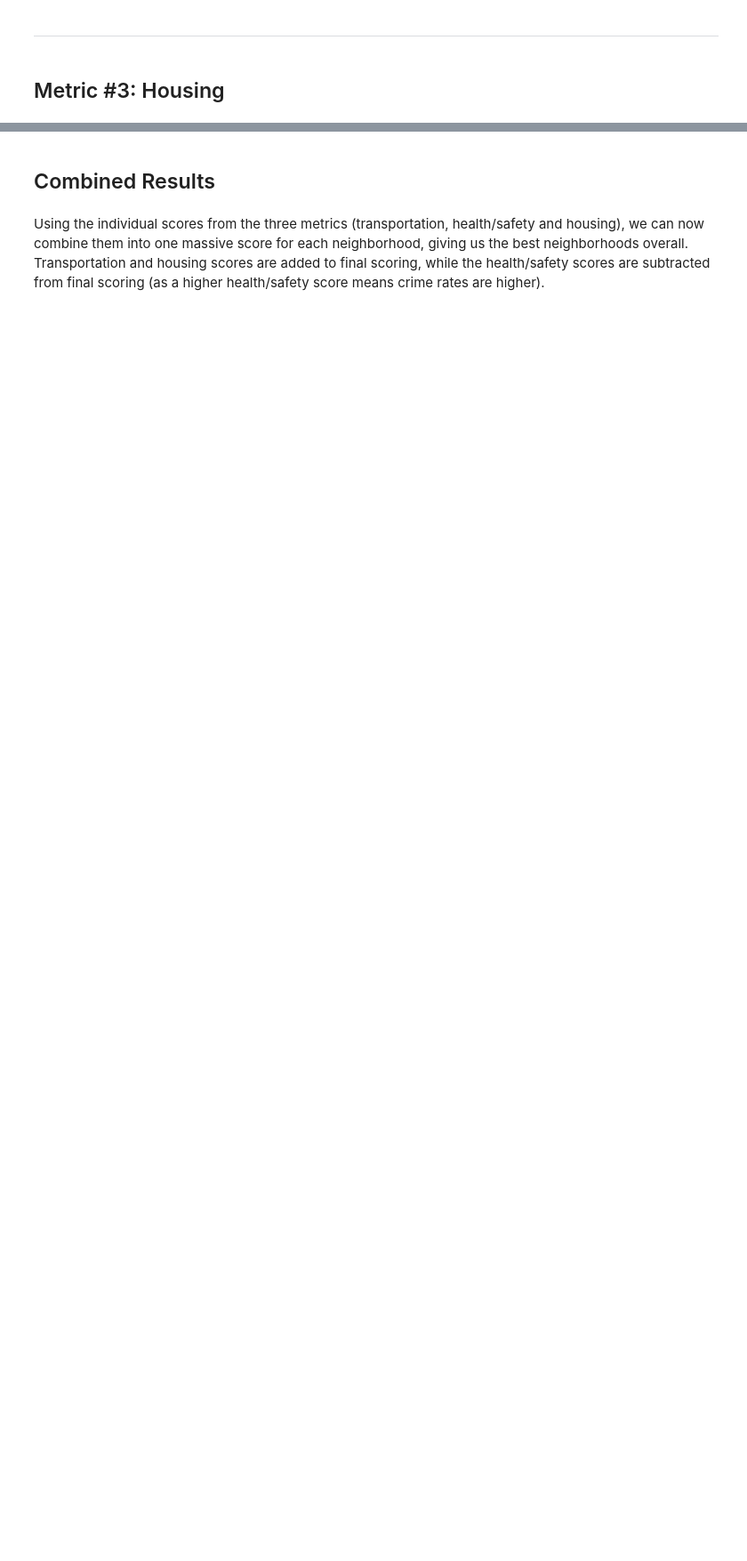
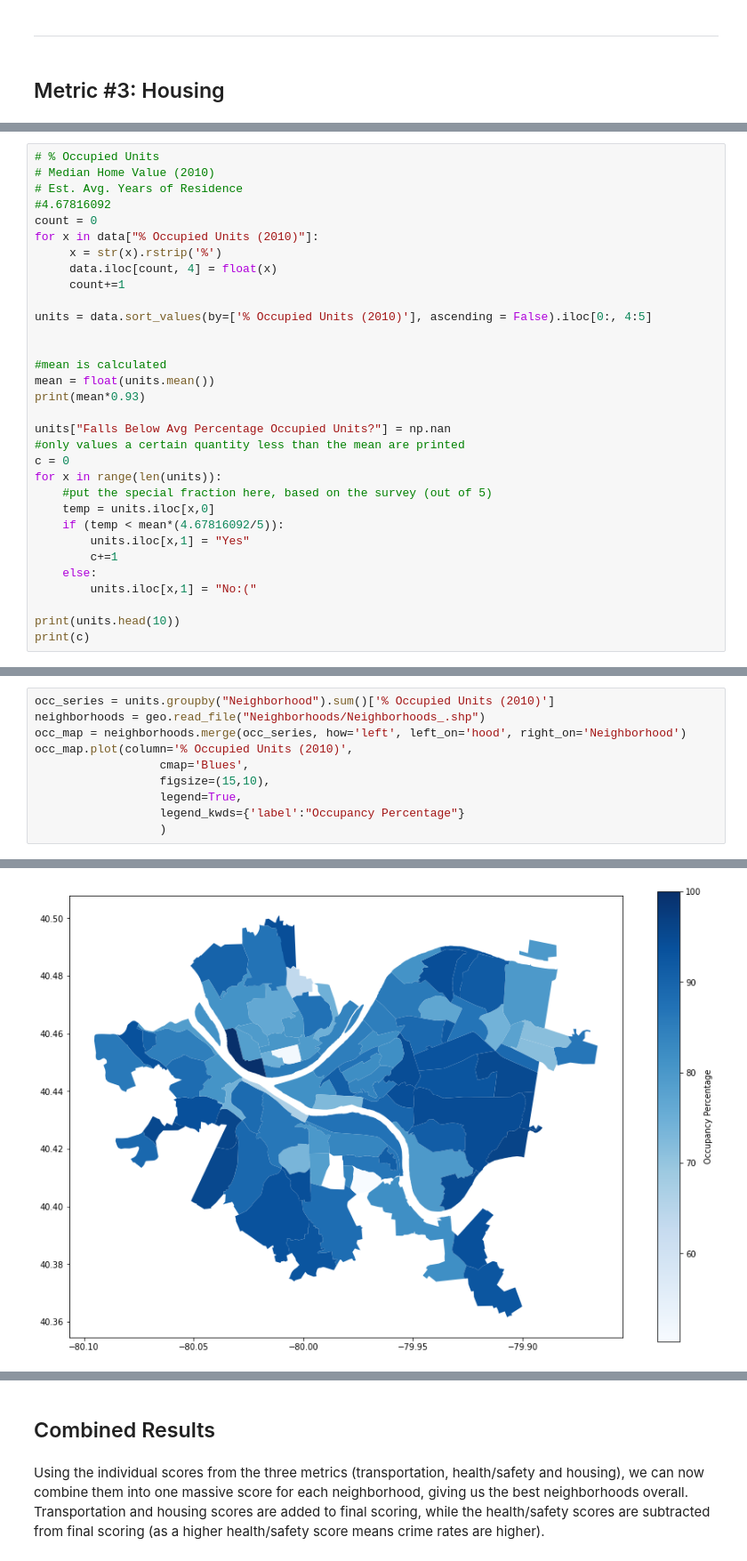
Before and after one commit to Nick0306/Big_Ideas_Final_Project, a Jupyter notebook: Dataset Notebooks/CombinedNotebook.ipynb, the cells around one changed output, grey strips where cells are left out. Shown at 89% size. Cells and saved outputs as stored; diff of their text form; blank space fills up the shorter version.

```diff
--- a/Dataset Notebooks/CombinedNotebook.ipynb
+++ b/Dataset Notebooks/CombinedNotebook.ipynb
@@ -470,0 +522,32 @@ final_map.plot(column='Final Score',
+# %%
+# % Occupied Units
+# Median Home Value (2010)
+# Est. Avg. Years of Residence
+#4.67816092
+count = 0
+for x in data["% Occupied Units (2010)"]:
+     x = str(x).rstrip('%')
+     data.iloc[count, 4] = float(x)
+     count+=1
+
+units = data.sort_values(by=['% Occupied Units (2010)'], ascending = False).iloc[0:, 4:5]
+
+
+#mean is calculated
+mean = float(units.mean())
+print(mean*0.93)
+
+units["Falls Below Avg Percentage Occupied Units?"] = np.nan
+#only values a certain quantity less than the mean are printed
+c = 0
+for x in range(len(units)):
+    #put the special fraction here, based on the survey (out of 5)
+    temp = units.iloc[x,0]
+    if (temp < mean*(4.67816092/5)):
+        units.iloc[x,1] = "Yes"
+        c+=1
+    else:
+        units.iloc[x,1] = "No:("
+
+print(units.head(10))
+print(c)
@@ -470,0 +574,11 @@ final_map.plot(column='Final Score',
+# %%
+occ_series = units.groupby("Neighborhood").sum()['% Occupied Units (2010)']
+neighborhoods = geo.read_file("Neighborhoods/Neighborhoods_.shp")
+occ_map = neighborhoods.merge(occ_series, how='left', left_on='hood', right_on='Neighborhood')
+occ_map.plot(column='% Occupied Units (2010)',
+                  cmap='Blues',
+                  figsize=(15,10),
+                  legend=True,
+                  legend_kwds={'label':"Occupancy Percentage"}
+                  )
+# %% [output]
@@ -470,0 +586 @@ final_map.plot(column='Final Score',
+[figure, added]
```
Also changed, not shown: parts of 24 cells of this notebook, 1 other file.
